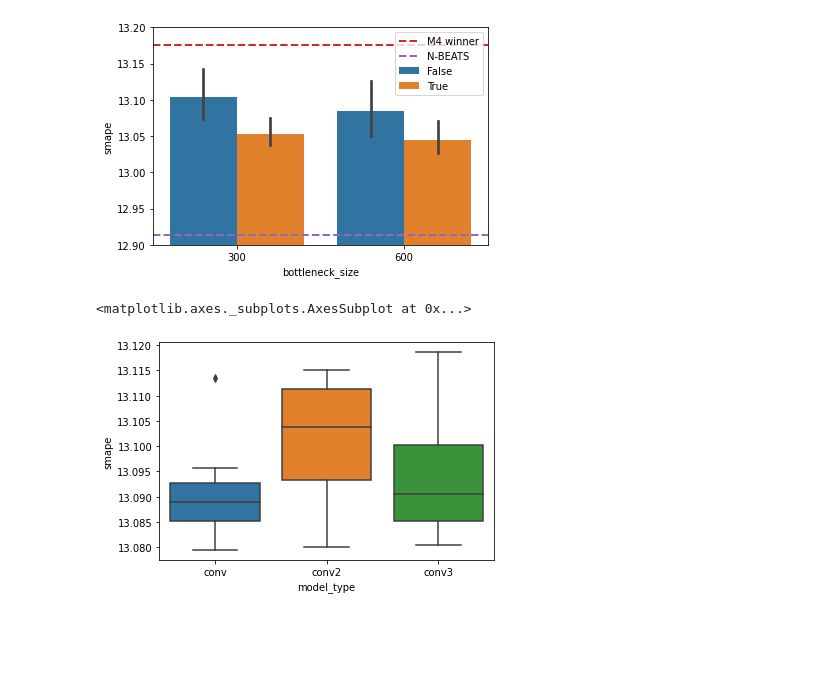
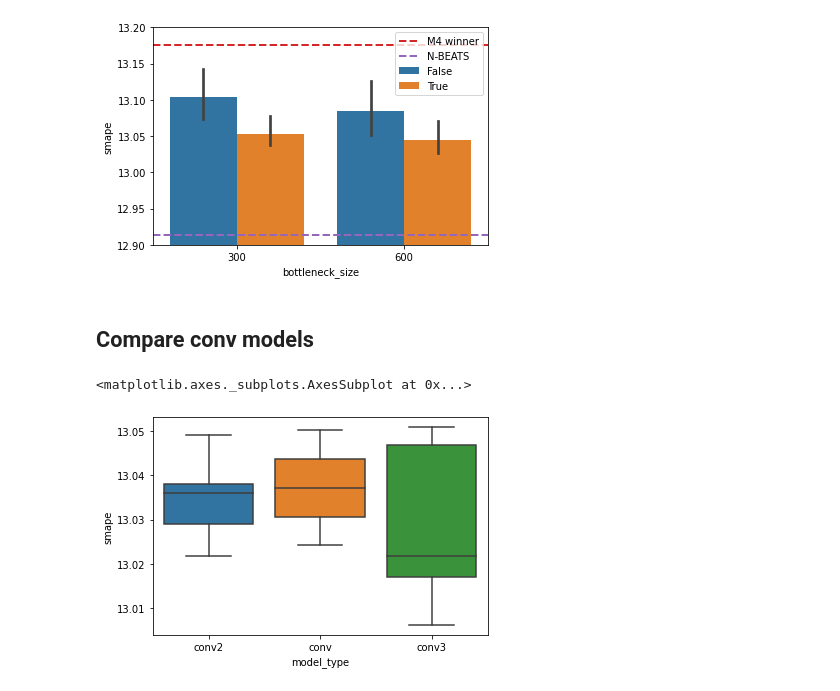
Before and after one commit to djib2011/forecasting, a Jupyter notebook: analysis/explore_results_ensemble.ipynb, the cells around one changed output. Drawn from its saved outputs; the diff is of its cells as text; code cells hidden in the pictures; blank space fills up the shorter version.

```diff
--- a/analysis/explore_results_ensemble.ipynb
+++ b/analysis/explore_results_ensemble.ipynb
@@ -272,8 +277,10 @@ plt.ylim([12.9, 13.2])
 add_benchmarks()
 # %% [output]
 [figure]
+# %% [markdown]
+## Compare conv models
 # %%
-sns.boxplot(x='model_type', y='smape', data=df[(df['model_type'].apply(lambda x: 'conv' in x)) & (df['input_len'] == 24)])
+sns.boxplot(x='model_type', y='smape', data=df[(df['model_type'].apply(lambda x: 'conv' in x)) & (df['input_len'] == 18) & df['aug'] == True])
 # %% [output]
 <matplotlib.axes._subplots.AxesSubplot at 0x...>
-[figure, old version]
+[figure, new version]
```
Also changed, not shown: parts of 13 cells of this notebook, 2 other files.
